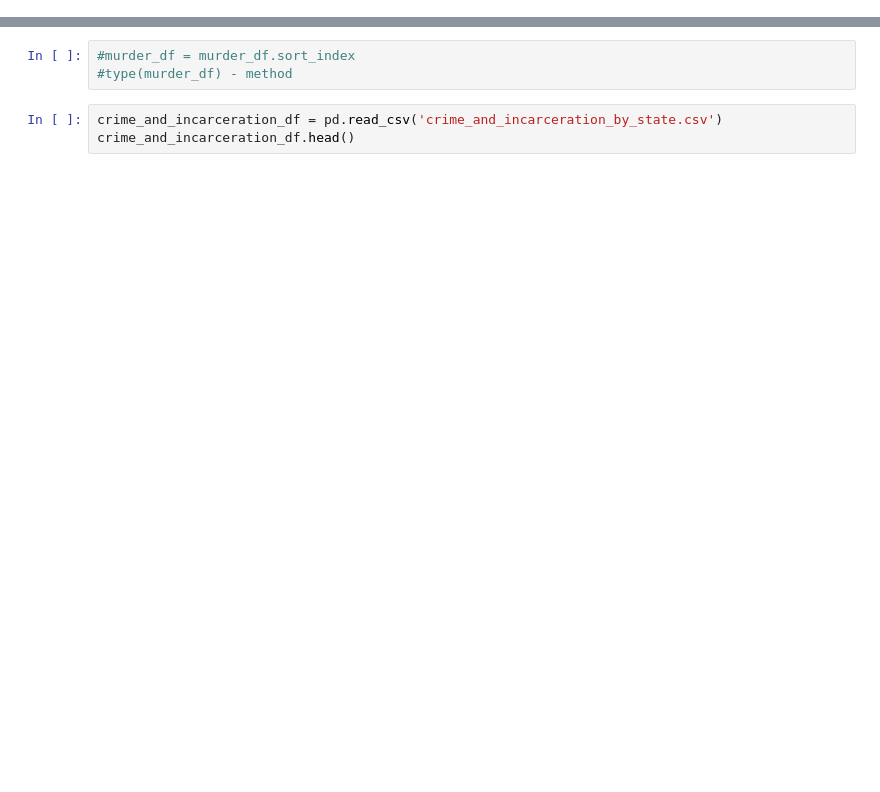
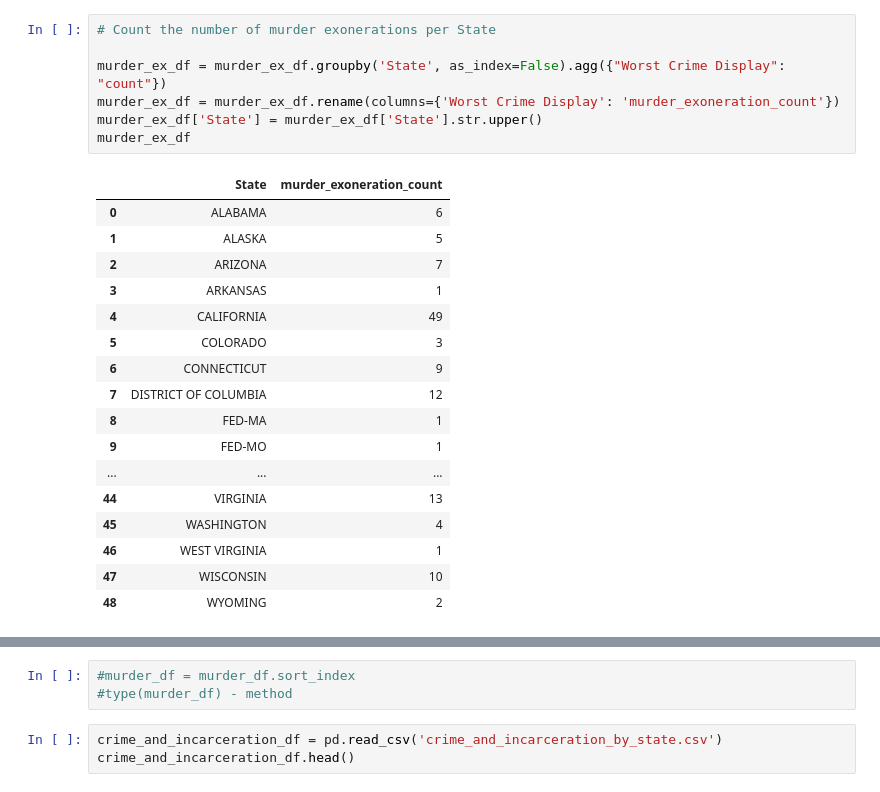
Before and after one commit to lorarjohns/US_Incarceration_Prelim, a Jupyter notebook: Hypothesis 3.ipynb, the cells around one changed output, grey strips where cells are left out. Cells and saved outputs as stored; diff of their text form; blank space fills up the shorter version.

```diff
--- a/Hypothesis 3.ipynb
+++ b/Hypothesis 3.ipynb
@@ -240,0 +100,25 @@ murder_df
+# %%
+# Count the number of murder exonerations per State
+
+murder_ex_df = murder_ex_df.groupby('State', as_index=False).agg({"Worst Crime Display": "count"})
+murder_ex_df = murder_ex_df.rename(columns={'Worst Crime Display': 'murder_exoneration_count'})
+murder_ex_df['State'] = murder_ex_df['State'].str.upper()
+murder_ex_df
+# %% [output]
+|  | State | murder_exoneration_count |
+| 0 | ALABAMA | 6 |
+| 1 | ALASKA | 5 |
+| 2 | ARIZONA | 7 |
+| 3 | ARKANSAS | 1 |
+| 4 | CALIFORNIA | 49 |
+| 5 | COLORADO | 3 |
+| 6 | CONNECTICUT | 9 |
+| 7 | DISTRICT OF COLUMBIA | 12 |
+| 8 | FED-MA | 1 |
+| 9 | FED-MO | 1 |
+| ... | ... | ... |
+| 44 | VIRGINIA | 13 |
+| 45 | WASHINGTON | 4 |
+| 46 | WEST VIRGINIA | 1 |
+| 47 | WISCONSIN | 10 |
+| 48 | WYOMING | 2 |
```
Also changed, not shown: parts of 58 cells of this notebook, 1 other file.
